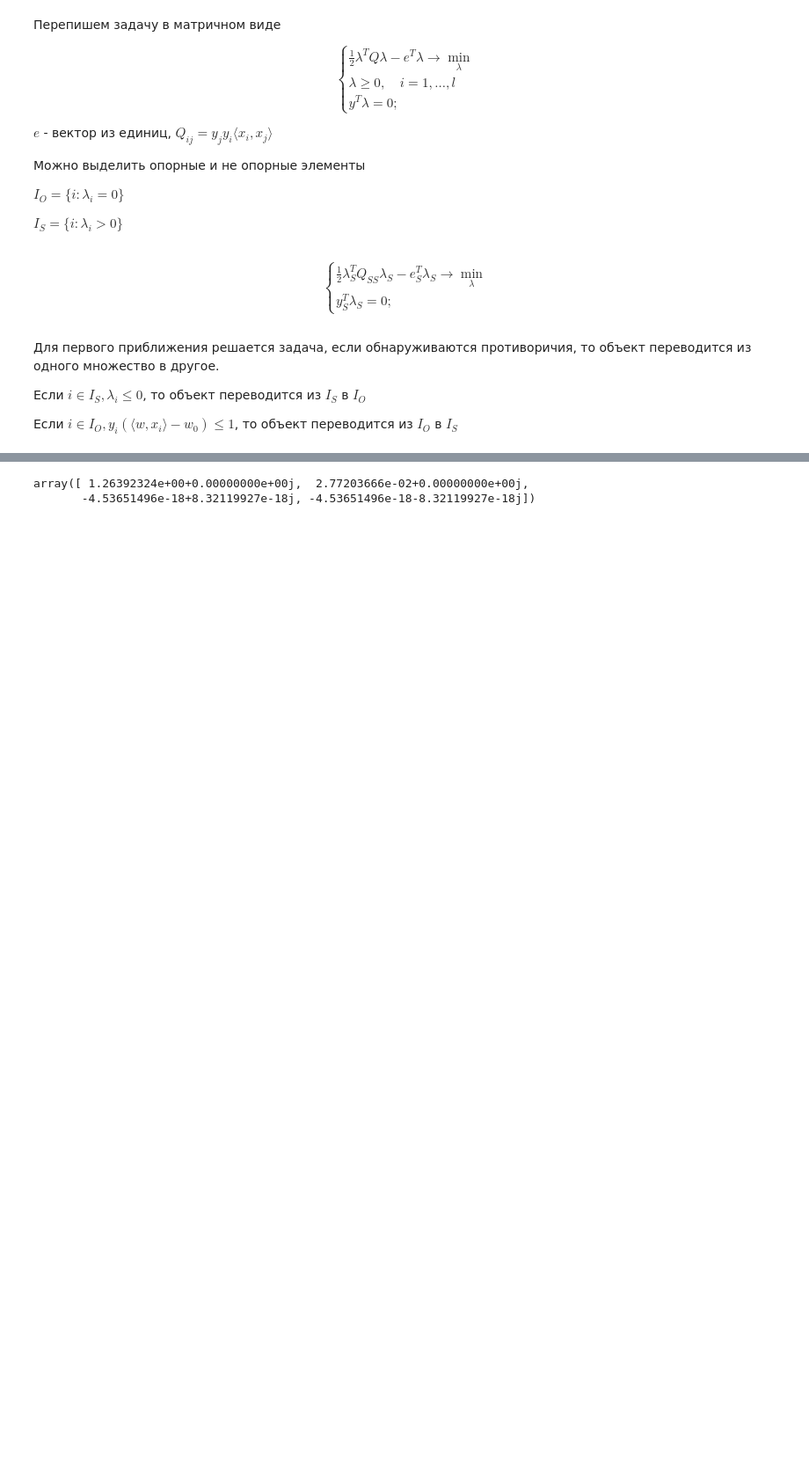
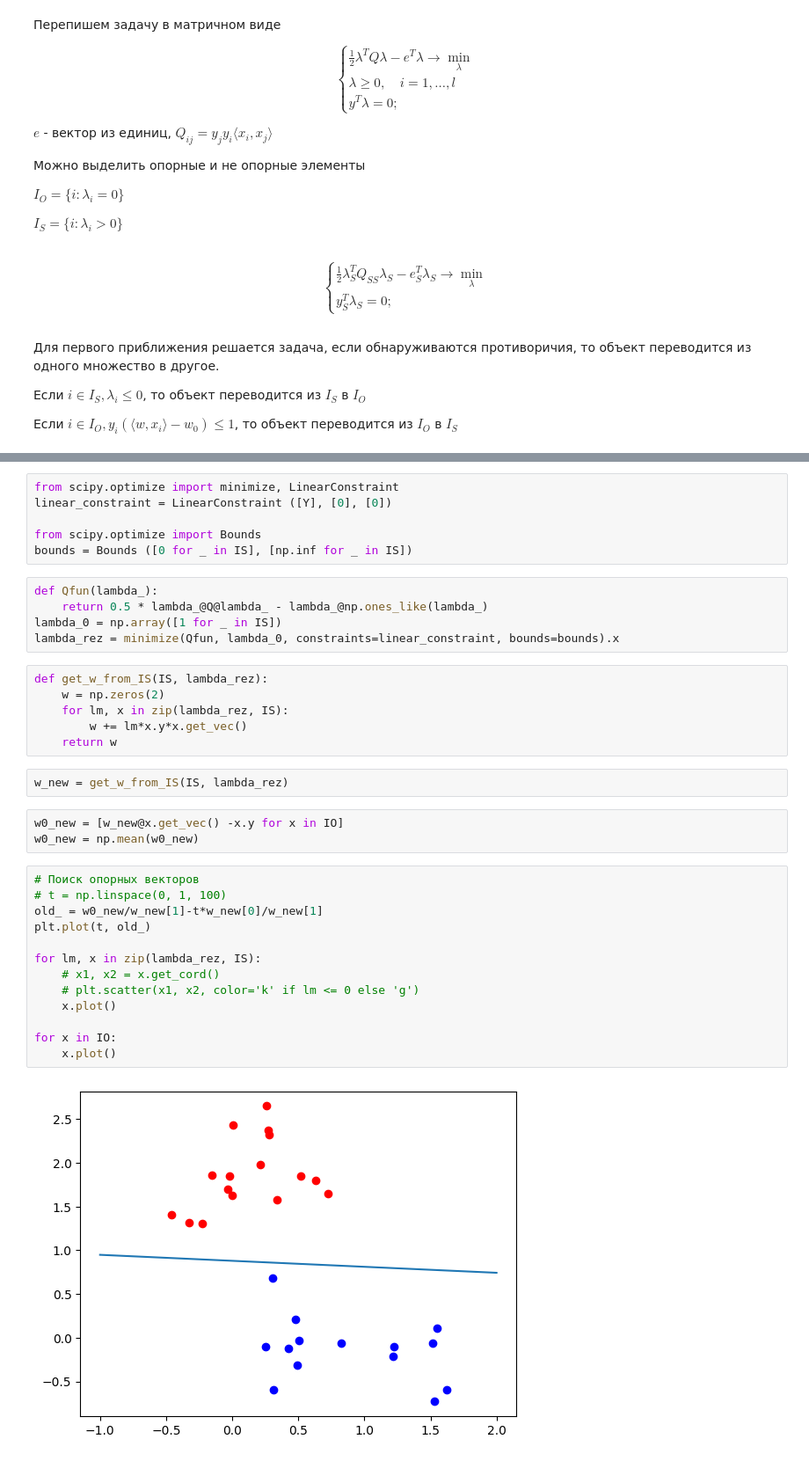
Before and after one commit to Dann38/neural_networks_course, a Jupyter notebook: lesson/lesson1/svm.ipynb, the cells around one changed output, grey strips where cells are left out. Shown at 88% size. Cells and saved outputs as stored; diff of their text form; blank space fills up the shorter version.

```diff
--- a/lesson/lesson1/svm.ipynb
+++ b/lesson/lesson1/svm.ipynb
@@ -157,4 +139,37 @@ Q, Y
 # %%
+from scipy.optimize import minimize, LinearConstraint
+linear_constraint = LinearConstraint ([Y], [0], [0])
+
+from scipy.optimize import Bounds
+bounds = Bounds ([0 for _ in IS], [np.inf for _ in IS])
-# %% [output]
-array([ 1.26392324e+00+0.00000000e+00j,  2.77203666e-02+0.00000000e+00j,
-       -4.53651496e-18+8.32119927e-18j, -4.53651496e-18-8.32119927e-18j])
+# %%
+def Qfun(lambda_):
+    return 0.5 * lambda_@Q@lambda_ - lambda_@np.ones_like(lambda_)
+lambda_0 = np.array([1 for _ in IS])
+lambda_rez = minimize(Qfun, lambda_0, constraints=linear_constraint, bounds=bounds).x
+# %%
+def get_w_from_IS(IS, lambda_rez):
+    w = np.zeros(2)
+    for lm, x in zip(lambda_rez, IS):
+        w += lm*x.y*x.get_vec()
+    return w
+# %%
+w_new = get_w_from_IS(IS, lambda_rez)
+# %%
+w0_new = [w_new@x.get_vec() -x.y for x in IO]
+w0_new = np.mean(w0_new)
+# %%
+# Поиск опорных векторов
+# t = np.linspace(0, 1, 100)
+old_ = w0_new/w_new[1]-t*w_new[0]/w_new[1]
+plt.plot(t, old_)
+
+for lm, x in zip(lambda_rez, IS):
+    # x1, x2 = x.get_cord()
+    # plt.scatter(x1, x2, color='k' if lm <= 0 else 'g')
+    x.plot()
+
+for x in IO:
+    x.plot()
+# %% [output]
+[figure, added]
```
Also changed, not shown: parts of 19 cells of this notebook.
